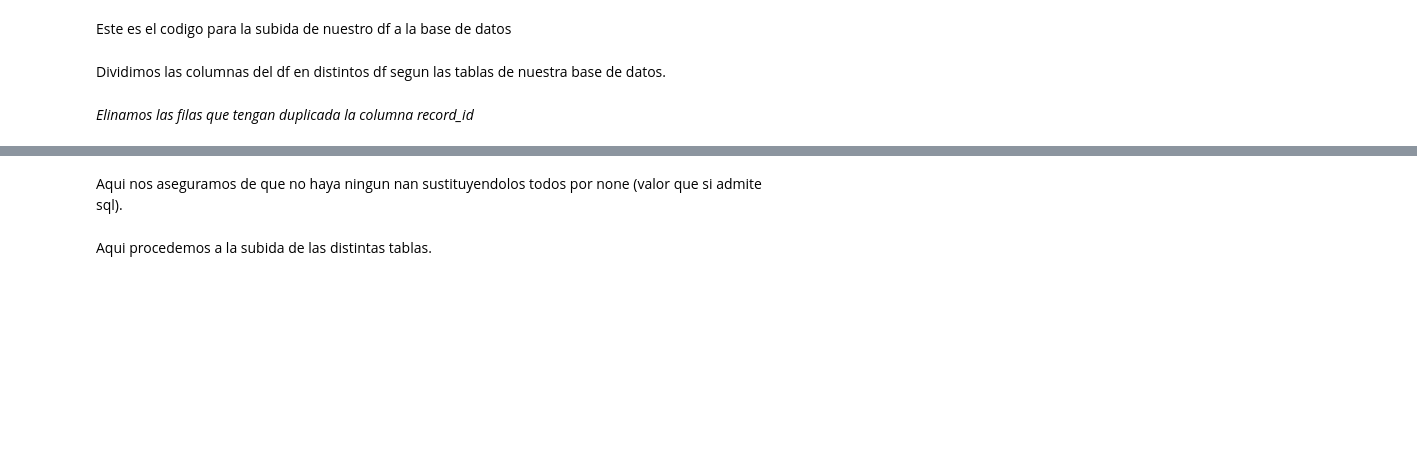
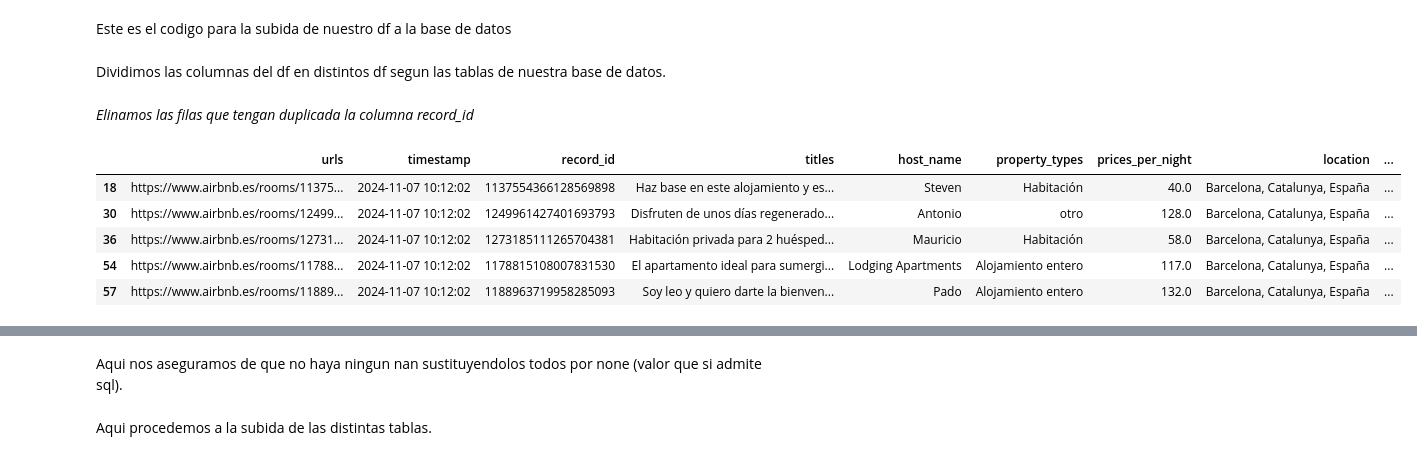
Before and after one commit to DiogoBernardoPT/Proyecto-Final-Bootcamp---Dream-Team, a Jupyter notebook: ETL - Fase 3 - SQL.ipynb, the cells around one changed output, grey strips where cells are left out. Saved outputs shown, nothing was run; the diff lists cells and outputs as text; code cells hidden in the pictures; blank space fills up the shorter version.

```diff
--- a/ETL - Fase 3 - SQL.ipynb
+++ b/ETL - Fase 3 - SQL.ipynb
@@ -81,4 +121,13 @@ Dividimos las columnas del df en distintos df segun las tablas de nuestra base d
 *Elinamos las filas que tengan duplicada la columna record_id*
 # %%
 df_sin_duplicados = df.drop_duplicates(subset='record_id', keep=False)
+# %%
+df_sin_duplicados.head()
+# %% [output]
+|  | urls | timestamp | record_id | titles | host_name | property_types | prices_per_night | location | ... |
+| 18 | https://www.airbnb.es/rooms/11375... | 2024-11-07 10:12:02 | 1137554366128569898 | Haz base en este alojamiento y es... | Steven | Habitación | 40.0 | Barcelona, Catalunya, España | ... |
+| 30 | https://www.airbnb.es/rooms/12499... | 2024-11-07 10:12:02 | 1249961427401693793 | Disfruten de unos días regenerado... | Antonio | otro | 128.0 | Barcelona, Catalunya, España | ... |
+| 36 | https://www.airbnb.es/rooms/12731... | 2024-11-07 10:12:02 | 1273185111265704381 | Habitación privada para 2 huésped... | Mauricio | Habitación | 58.0 | Barcelona, Catalunya, España | ... |
+| 54 | https://www.airbnb.es/rooms/11788... | 2024-11-07 10:12:02 | 1178815108007831530 | El apartamento ideal para sumergi... | Lodging Apartments | Alojamiento entero | 117.0 | Barcelona, Catalunya, España | ... |
+| 57 | https://www.airbnb.es/rooms/11889... | 2024-11-07 10:12:02 | 1188963719958285093 | Soy leo y quiero darte la bienven... | Pado | Alojamiento entero | 132.0 | Barcelona, Catalunya, España | ... |
 # %%
```
Also changed, not shown: parts of 45 cells of this notebook.
